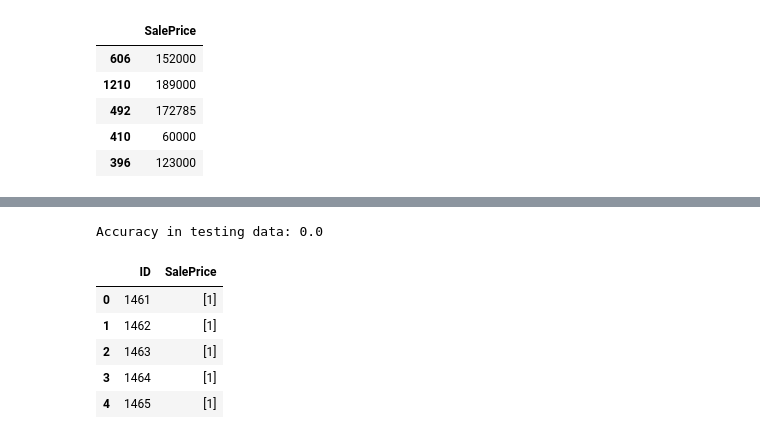
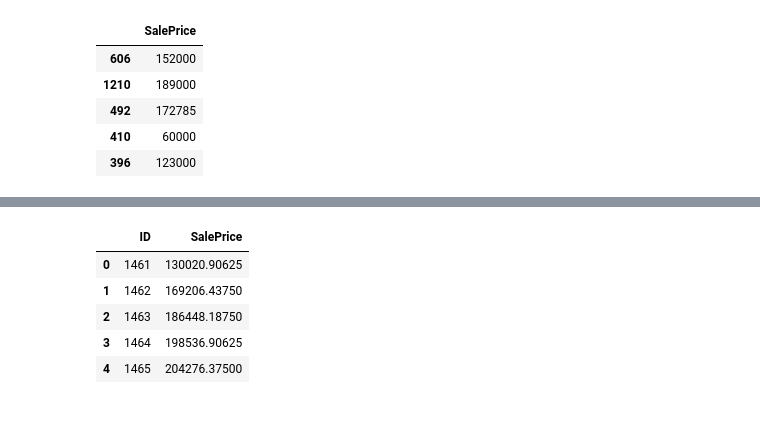
Before and after one commit to willnien10005914/VPA, a Jupyter notebook: housing.ipynb, the cells around one changed output, grey strips where cells are left out. Drawn from its saved outputs; the diff is of its cells as text; code cells hidden in the pictures.

```diff
--- a/housing.ipynb
+++ b/housing.ipynb
@@ -482,14 +537,17 @@ input_shape = x_train.iloc[0,:].size
 output_shape = y_train.iloc[0,:].size
 
 model = tf.keras.Sequential()
-model.add(Dense(64, activation='relu', input_shape=(input_shape,)))
+model.add(Dense(200, activation="relu", input_shape=(input_shape,)))
+model.add(Dense(30, activation='relu'))
+model.add(Dense(40, activation='relu'))
+#model.add(Dropout(0.5))
 model.add(Dense(64, activation='relu'))
-#model.add(Dropout(0.5))
 #model.add(BatchNormalization())
-model.add(Dense(1, activation="linear"))
+model.add(Dense(output_shape))
+
 
 batch_size = 32
-epochs = 300
+epochs = 500
 lr = 0.01
 train_ratio = 0.9
 
@@ -497,5 +561,5 @@ early_stopping = EarlyStopping(monitor='val_loss', patience=50, verbose=2)
 # %%
-opt = tf.keras.optimizers.Adam(lr=1e-3, decay=1e-3 / 200)
-model.compile(
-              loss="mean_absolute_percentage_error", optimizer=opt
-            )
+#opt = tf.keras.optimizers.Adam(lr=1e-3, decay=1e-3 / 200)
+#model.compile(
+#              loss="mean_absolute_percentage_error", optimizer=opt
+#            )
@@ -502,3 +572,6 @@ model.compile(
+# %%
+model.compile(optimizer ='adam', loss = 'mean_squared_error',
+              metrics =['mean_absolute_error'])
 # %%
 model_history = model.fit(x=x_train, y=y_train,
                           batch_size=batch_size,
@@ -545,9 +682,7 @@ KeyError: 'acc'
 # %%
-y_predict = model.predict_classes(x_valid)
-y_valid_label = np.argmax(y_valid.values, axis=1)
-print('Accuracy in testing data:', accuracy_score(y_valid_label, y_predict))
+y_predict = model.predict(x_valid)
+
+#print('Accuracy in testing data:', accuracy_score(y_valid.values[:,-1], y_predict[:,-1]))
-# %% [output]
-Accuracy in testing data: 0.0
 # %%
 #tf.global_variables()
 # %%
@@ -557,16 +692,16 @@ Accuracy in testing data: 0.0
 # load model
 #another_model = tf.keras.models.load_model('my_model.h5')
 # %%
-y_predict = model.predict_classes(test)
+y_predict = model.predict(test)
 # %%
-data = list(zip(test_id, y_predict))
+data = list(zip(test_id, y_predict[:,-1]))
 df = pd.DataFrame(data, columns=['ID', 'SalePrice'])
-df.to_csv("20190824_at082022_submission.csv", index=0)
+df.to_csv("20190827_at082022_price_submission.csv", index=0)
 df.head()
 # %% [output]
 |  | ID | SalePrice |
-| 0 | 1461 | [1] |
-| 1 | 1462 | [1] |
-| 2 | 1463 | [1] |
-| 3 | 1464 | [1] |
-| 4 | 1465 | [1] |
+| 0 | 1461 | 130020.90625 |
+| 1 | 1462 | 169206.43750 |
+| 2 | 1463 | 186448.18750 |
+| 3 | 1464 | 198536.90625 |
+| 4 | 1465 | 204276.37500 |
```
Also changed, not shown: parts of 18 cells of this notebook.
